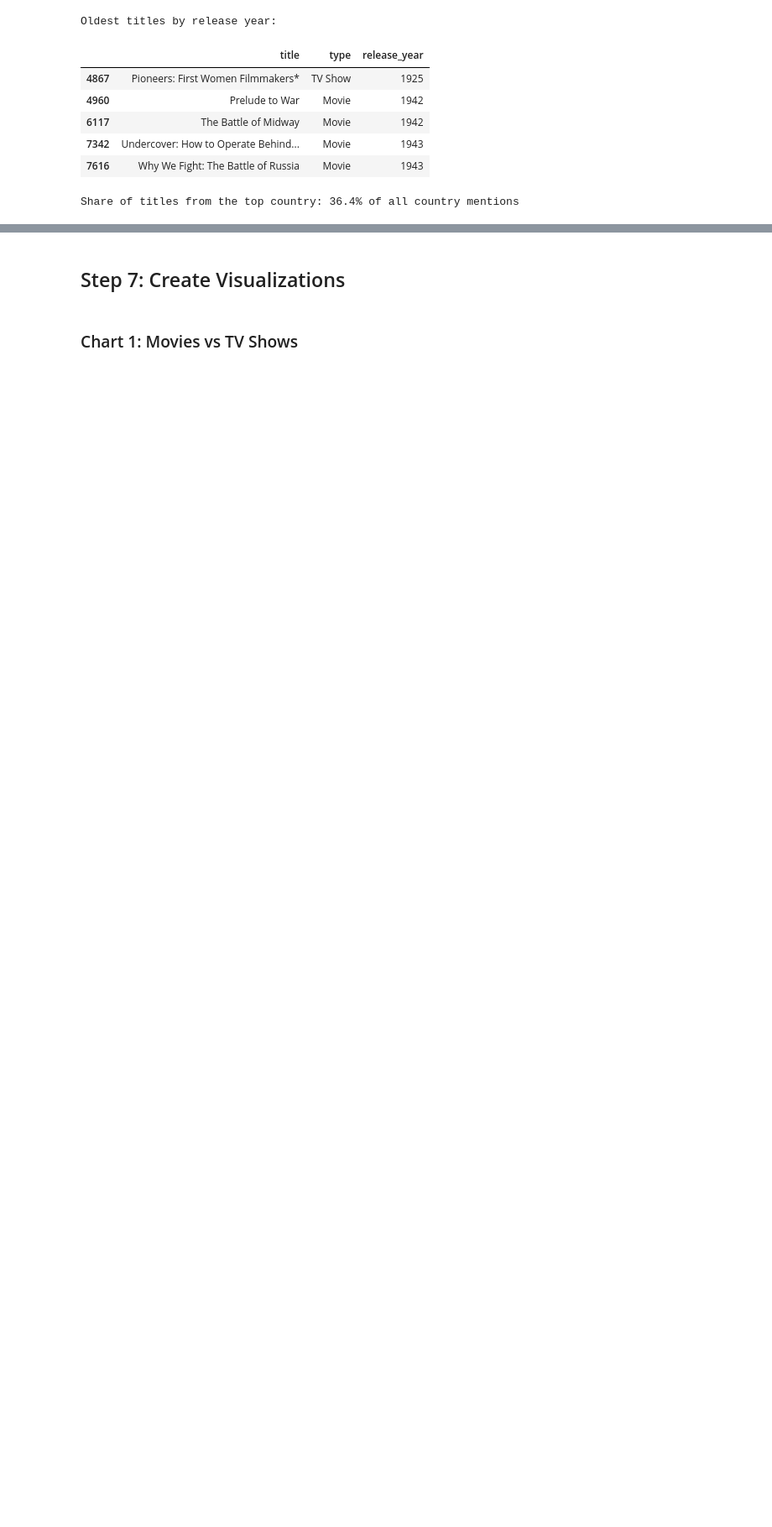
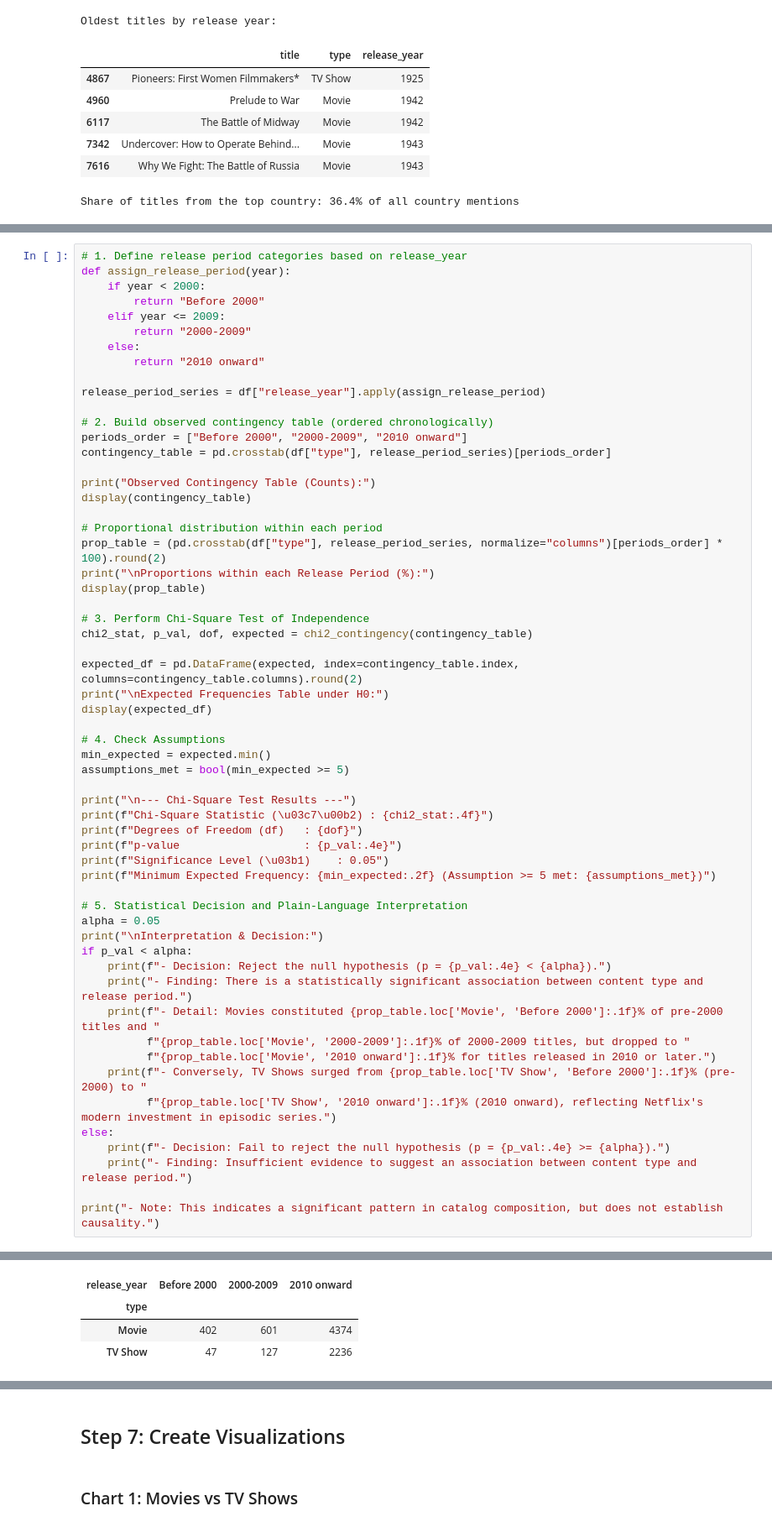
Before and after one commit to Ahamed-0/Internship--task-1, a Jupyter notebook: Netflix_EDA.ipynb, the cells around one changed output, grey strips where cells are left out. Shown at 84% size. Saved outputs shown, nothing was run; the diff lists cells and outputs as text; blank space fills up the shorter version.

```diff
--- a/Netflix_EDA.ipynb
+++ b/Netflix_EDA.ipynb
@@ -806,0 +832,59 @@ Share of titles from the top country: 36.4% of all country mentions
+# %%
+# 1. Define release period categories based on release_year
+def assign_release_period(year):
+    if year < 2000:
+        return "Before 2000"
+    elif year <= 2009:
+        return "2000-2009"
+    else:
+        return "2010 onward"
+
+release_period_series = df["release_year"].apply(assign_release_period)
+
+# 2. Build observed contingency table (ordered chronologically)
+periods_order = ["Before 2000", "2000-2009", "2010 onward"]
+contingency_table = pd.crosstab(df["type"], release_period_series)[periods_order]
+
+print("Observed Contingency Table (Counts):")
+display(contingency_table)
+
+# Proportional distribution within each period
+prop_table = (pd.crosstab(df["type"], release_period_series, normalize="columns")[periods_order] * 100).round(2)
+print("\nProportions within each Release Period (%):")
+display(prop_table)
+
+# 3. Perform Chi-Square Test of Independence
+chi2_stat, p_val, dof, expected = chi2_contingency(contingency_table)
+
+expected_df = pd.DataFrame(expected, index=contingency_table.index, columns=contingency_table.columns).round(2)
+print("\nExpected Frequencies Table under H0:")
+display(expected_df)
+
+# 4. Check Assumptions
+min_expected = expected.min()
+assumptions_met = bool(min_expected >= 5)
+
+print("\n--- Chi-Square Test Results ---")
+print(f"Chi-Square Statistic (\u03c7\u00b2) : {chi2_stat:.4f}")
+print(f"Degrees of Freedom (df)   : {dof}")
+print(f"p-value                   : {p_val:.4e}")
+print(f"Significance Level (\u03b1)    : 0.05")
+print(f"Minimum Expected Frequency: {min_expected:.2f} (Assumption >= 5 met: {assumptions_met})")
+
+# 5. Statistical Decision and Plain-Language Interpretation
+alpha = 0.05
+print("\nInterpretation & Decision:")
+if p_val < alpha:
+    print(f"- Decision: Reject the null hypothesis (p = {p_val:.4e} < {alpha}).")
+    print("- Finding: There is a statistically significant association between content type and release period.")
+    print(f"- Detail: Movies constituted {prop_table.loc['Movie', 'Before 2000']:.1f}% of pre-2000 titles and "
+          f"{prop_table.loc['Movie', '2000-2009']:.1f}% of 2000-2009 titles, but dropped to "
+          f"{prop_table.loc['Movie', '2010 onward']:.1f}% for titles released in 2010 or later.")
+    print(f"- Conversely, TV Shows surged from {prop_table.loc['TV Show', 'Before 2000']:.1f}% (pre-2000) to "
+          f"{prop_table.loc['TV Show', '2010 onward']:.1f}% (2010 onward), reflecting Netflix's modern investment in episodic series.")
+else:
+    print(f"- Decision: Fail to reject the null hypothesis (p = {p_val:.4e} >= {alpha}).")
+    print("- Finding: Insufficient evidence to suggest an association between content type and release period.")
+
+print("- Note: This indicates a significant pattern in catalog composition, but does not establish causality.")
+# %% [output]
@@ -806,0 +892,4 @@ Share of titles from the top country: 36.4% of all country mentions
+| release_year | Before 2000 | 2000-2009 | 2010 onward |
+| type |  |  |  |
+| Movie | 402 | 601 | 4374 |
+| TV Show | 47 | 127 | 2236 |
```
Also changed, not shown: parts of 16 cells of this notebook, 2 other files.
